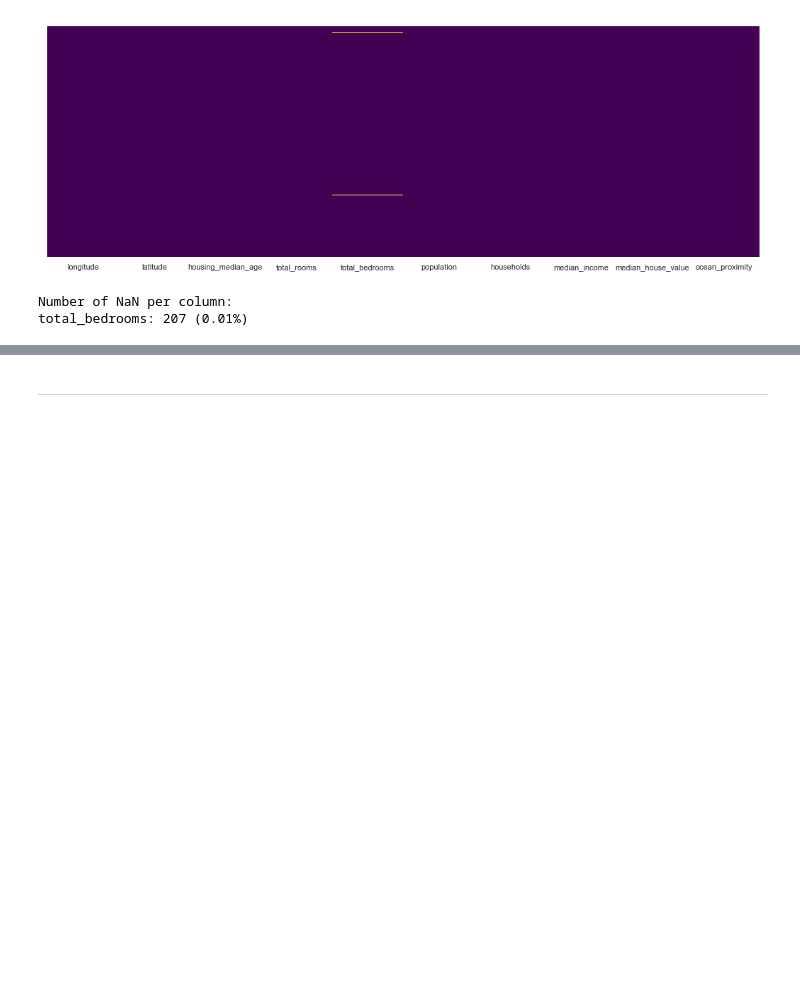
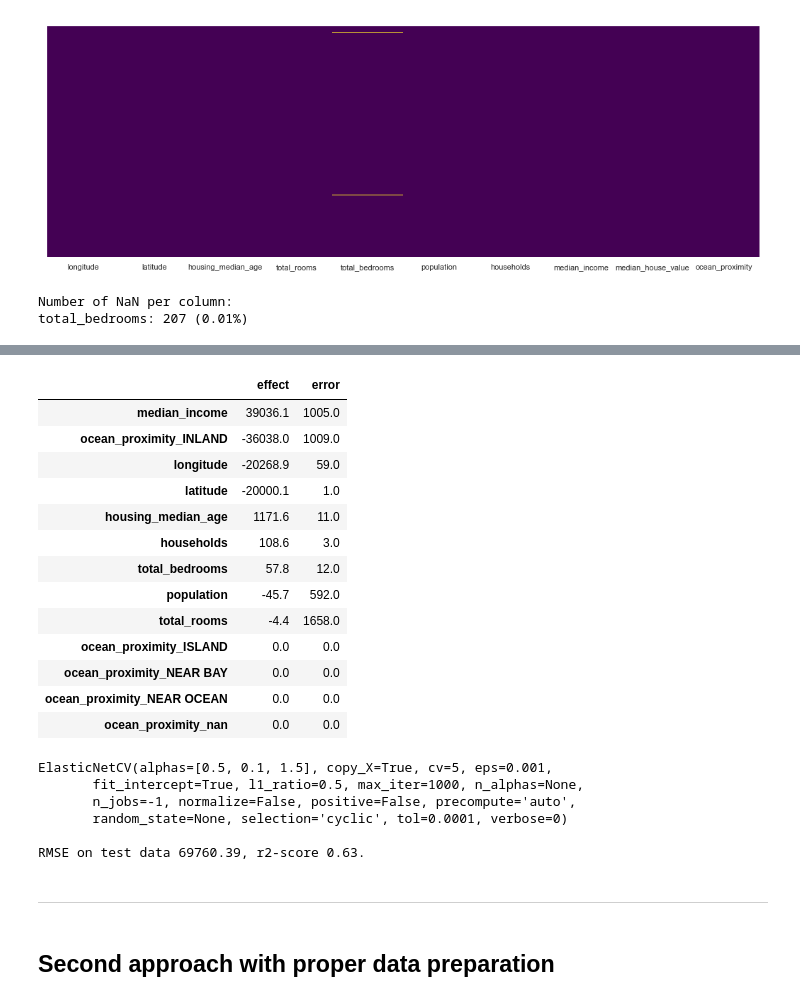
Before and after one commit to rbuerki/codebook, a Jupyter notebook: LinearRegression/demo LinearRegression.ipynb, the cells around one changed output, grey strips where cells are left out. Drawn from its saved outputs; the diff is of its cells as text; code cells hidden in the pictures; blank space fills up the shorter version.

```diff
--- a/LinearRegression/demo LinearRegression.ipynb
+++ b/LinearRegression/demo LinearRegression.ipynb
@@ -204,2 +229,39 @@ coef_df.head(20)
+# %%
+# plot feature weights - for bigger data you should calculate them with the optimized model only
+lassoCV_simple.print_coef_weights(n_bootstrap=1000)
+# %% [output]
+|  | effect | error |
+| median_income | 39036.1 | 1005.0 |
+| ocean_proximity_INLAND | -36038.0 | 1009.0 |
+| longitude | -20268.9 | 59.0 |
+| latitude | -20000.1 | 1.0 |
+| housing_median_age | 1171.6 | 11.0 |
+| households | 108.6 | 3.0 |
+| total_bedrooms | 57.8 | 12.0 |
+| population | -45.7 | 592.0 |
+| total_rooms | -4.4 | 1658.0 |
+| ocean_proximity_ISLAND | 0.0 | 0.0 |
+| ocean_proximity_NEAR BAY | 0.0 | 0.0 |
+| ocean_proximity_NEAR OCEAN | 0.0 | 0.0 |
+| ocean_proximity_nan | 0.0 | 0.0 |
+# %%
+# define ElasticNetCV without normalization
+model = ElasticNetCV(alphas=[0.5, 0.1, 1.5], copy_X=True, cv=5, eps=0.001, fit_intercept=True,
+       l1_ratio=0.5, max_iter=1000, n_alphas=None, n_jobs=-1)
+# instantiate
+elasticNetCV_simple = LinRegModel(housing, 'median_house_value', model)
+# perform linear regression modelling on instance
+elasticNetCV_simple.go_quickDirty()
+# output scores
+elasticNetCV_simple
+# %% [output]
+ElasticNetCV(alphas=[0.5, 0.1, 1.5], copy_X=True, cv=5, eps=0.001,
+       fit_intercept=True, l1_ratio=0.5, max_iter=1000, n_alphas=None,
+       n_jobs=-1, normalize=False, positive=False, precompute='auto',
+       random_state=None, selection='cyclic', tol=0.0001, verbose=0)
+
+RMSE on test data 69760.39, r2-score 0.63.
 # %% [markdown]
 ***
+# %% [markdown]
+## Second approach with proper data preparation
```
Also changed, not shown: parts of 51 cells of this notebook.
